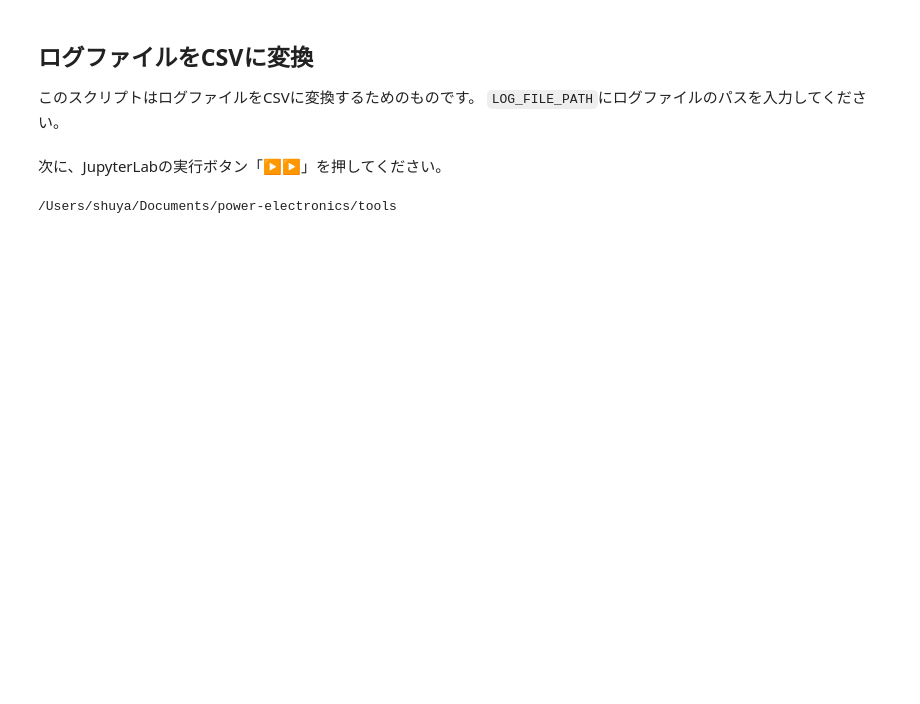
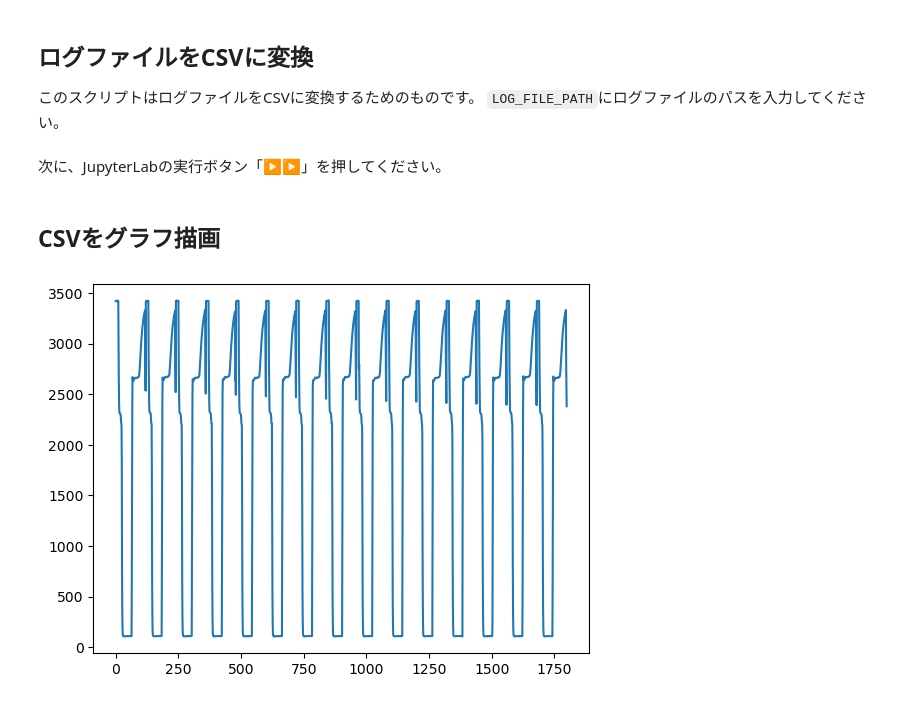
Before and after one commit to Leafony/power-electronics, a Jupyter notebook: tools/log2csv.ipynb, the cells around one changed output. Cells and saved outputs as stored; diff of their text form; code cells hidden in the pictures; blank space fills up the shorter version.

Commit message:
add chart of exported csv file

```diff
--- a/tools/log2csv.ipynb
+++ b/tools/log2csv.ipynb
@@ -9,16 +9,35 @@ LOG_FILE_PATH = 'l4_100ohm_215us_500V.log'
 # %% [markdown]
 次に、JupyterLabの実行ボタン「▶▶」を押してください。
 # %%
-import os
 import re
 
-print(os.getcwd())
+CSV_FILE_PATH = LOG_FILE_PATH + '.csv'
 
+# ログファイルを開く
 with open(LOG_FILE_PATH, 'r') as f:
+    # 各行を配列に変換
     l = [s.rstrip() for s in f.readlines()]
+    # 「<数字>,」の繰り返しパターンを見つけて取り出す
     datas = list(filter(lambda ll : re.match('([0-9]+,)+', ll), l))
+    # 行の最後のカンマは不要なので消す
+    datas = [d.rstrip(',') for d in datas]
+    # すべての行をカンマでつなげる
     csv = ','.join(datas)
-    with open(LOG_FILE_PATH + '.csv', 'w') as f_csv:
+    # CSVファイルに書き出し
+    with open(CSV_FILE_PATH, 'w') as f_csv:
         f_csv.write(csv)
-# %% [output]
-/Users/shuya/Documents/power-electronics/tools
+# %% [markdown]
+## CSVをグラフ描画
+# %%
+from matplotlib import pyplot as pyplot
+
+# CSVに保存された値を数値として読み込み
+with open(CSV_FILE_PATH, 'r') as f:
+    # １行読み出す
+    l = f.readline()
+    # カンマ区切りの文字列を数値の配列に変換
+    y = [int(s) for s in l.split(',')]
+    # グラフを描画
+    pyplot.plot(y)
+# %% [output]
+[figure, added]
```
